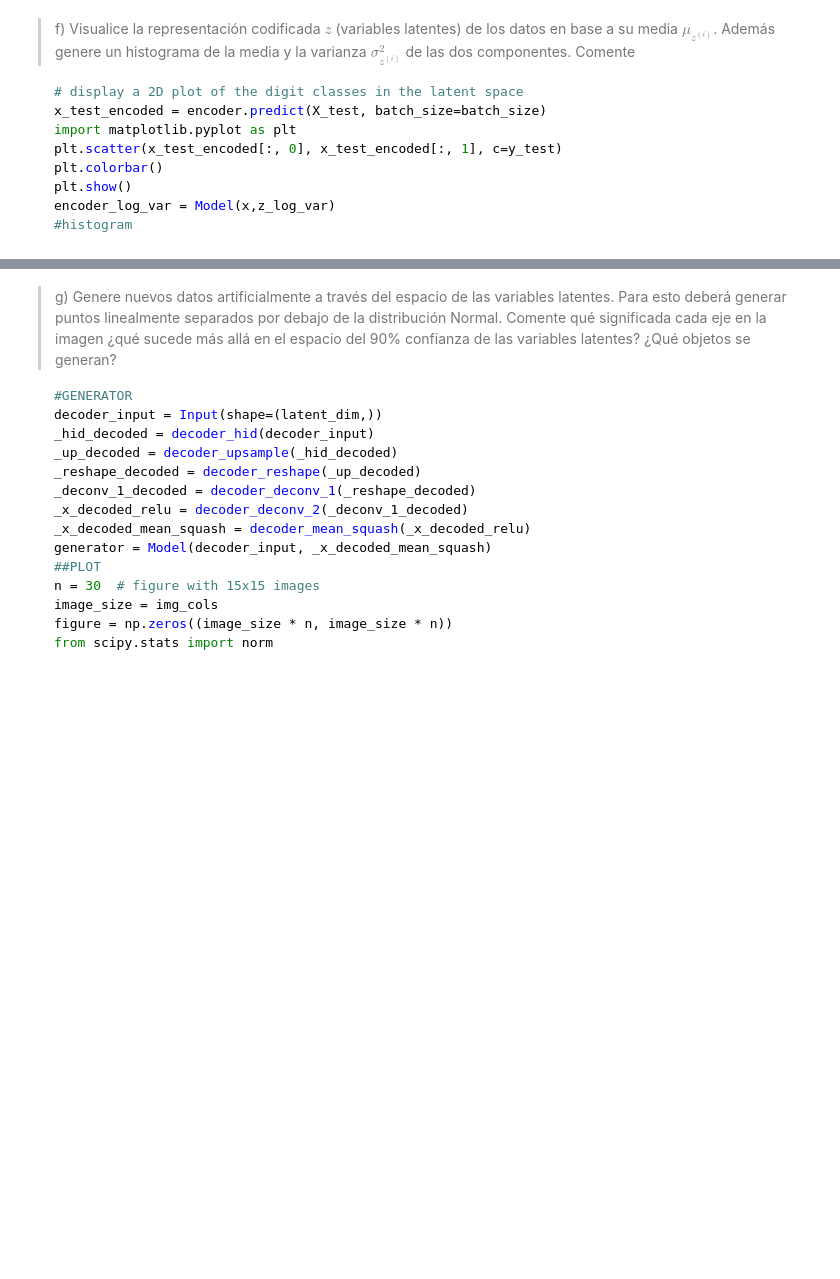
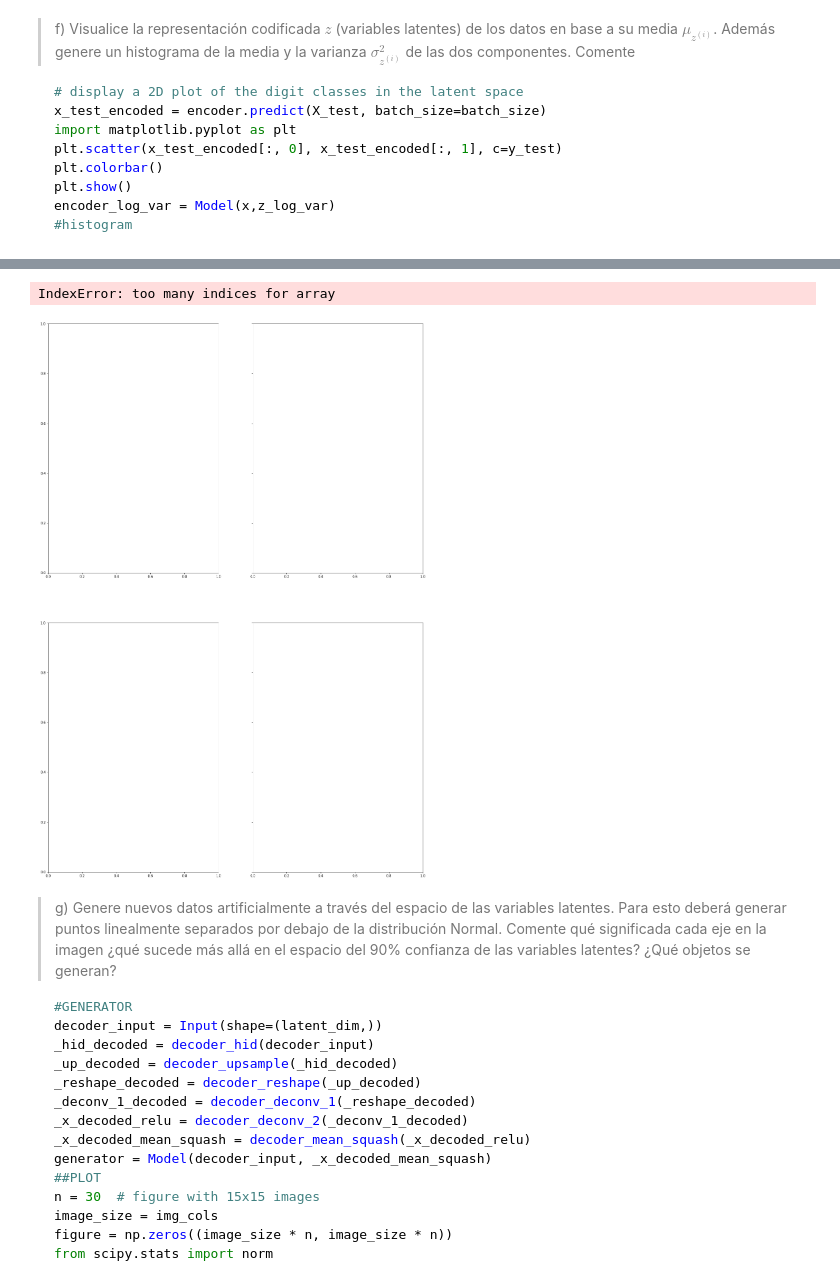
Before and after one commit to Buguemar/NNTarea3, a Jupyter notebook: Pregunta 1.ipynb, the cells around one changed output, grey strips where cells are left out. Saved outputs shown, nothing was run; the diff lists cells and outputs as text; code cells hidden in the pictures; blank space fills up the shorter version.

```diff
--- a/Pregunta 1.ipynb
+++ b/Pregunta 1.ipynb
@@ -343,3 +353,37 @@ encoder_log_var = Model(x,z_log_var)
+# %%
+#histogram
+fig, axes = plt.subplots(nrows=2, ncols=2, figsize=(20,30), sharey=True)
+a,b,c,d  = axes.flatten()
+
+a.hist(np.asarray(z_mean[0])[:], facecolor='green', alpha=0.5)
+a.set_xlabel("Media", fontsize=14)
+a.set_ylabel("Frecuencia", fontsize=14)
+a.set_title('Histograma Media Primera Componente', fontsize=16)
+
+
+b.hist(np.asarray(z_log_var[0])[:], facecolor='green', alpha=0.5)
+b.set_xlabel("Varianza", fontsize=14)
+b.set_ylabel("Frecuencia", fontsize=14)
+b.set_title('Histograma Varianza Primera Componente', fontsize=16)
+
+
+c.hist(np.asarray(z_mean[1])[:], facecolor='green', alpha=0.5)
+c.set_xlabel("Media", fontsize=14)
+c.set_ylabel("Frecuencia", fontsize=14)
+c.set_title('Histograma Media Segunda Componente', fontsize=16)
+
+
+d.hist(np.asarray(z_log_var[1])[:], facecolor='green', alpha=0.5)
+d.set_xlabel("Varianza", fontsize=14)
+d.set_ylabel("Frecuencia", fontsize=14)
+d.set_title('Histograma Varianza Segunda Componente', fontsize=16)
+
+fig.tight_layout()
+
+plt.show()
+# %% [output]
+IndexError: too many indices for array
+[figure, added]
 # %% [markdown]
 > g) Genere nuevos datos artificialmente a través del espacio de las variables latentes. Para esto deberá generar puntos linealmente separados por debajo de la distribución Normal. Comente qué significada cada eje en la imagen ¿qué sucede más allá en el espacio del 90% confianza de las variables latentes? ¿Qué objetos se generan?
 
```
Also changed, not shown: parts of 4 cells of this notebook.
